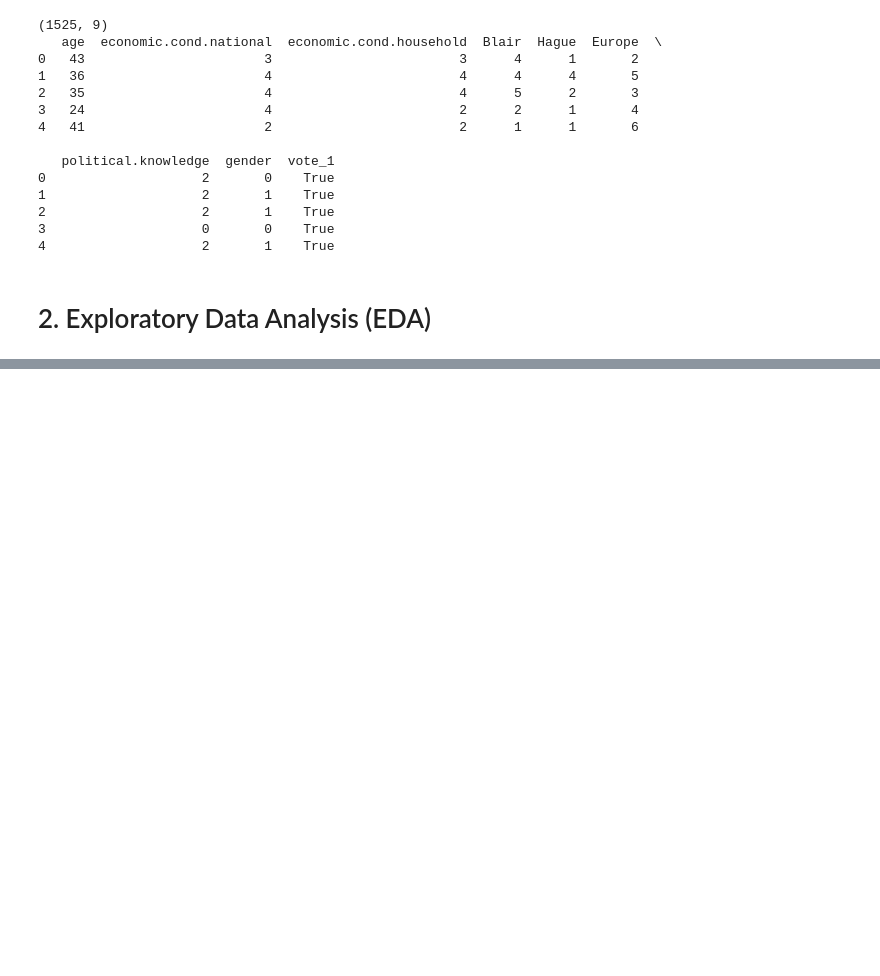
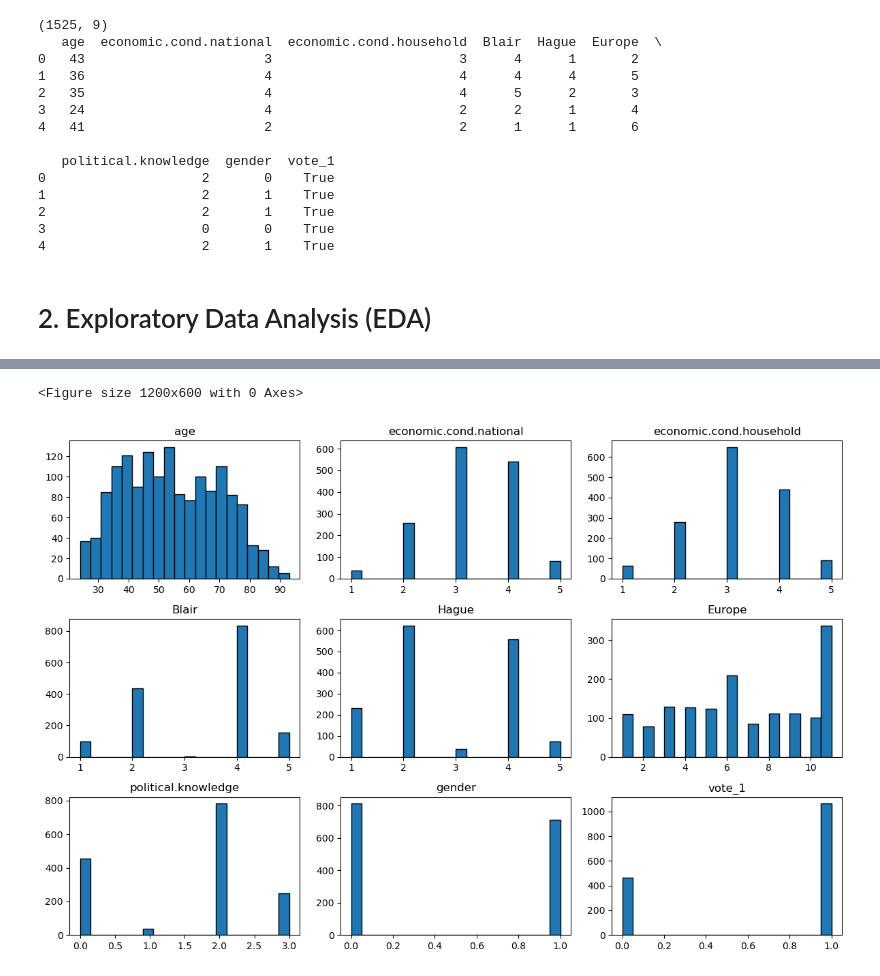
Before and after one commit to alokg-812/MachineLearning, a Jupyter notebook: MachineLearningSOT1/Project/ Sample Jupyter Notebook.ipynb, the cells around one changed output, grey strips where cells are left out. Drawn from its saved outputs; the diff is of its cells as text; code cells hidden in the pictures; blank space fills up the shorter version.

```diff
--- a/MachineLearningSOT1/Project/ Sample Jupyter Notebook.ipynb
+++ b/MachineLearningSOT1/Project/ Sample Jupyter Notebook.ipynb
@@ -105,0 +140,15 @@ df = df.astype(float)  # Convert all columns to float
+# %%
+import seaborn as sns
+import matplotlib.pyplot as plt
+
+# Set figure size
+plt.figure(figsize=(12, 6))
+
+# Plot histograms for numerical columns
+df.hist(figsize=(12, 8), bins=20, grid=False, edgecolor='black')
+
+plt.tight_layout()
+plt.show()
+# %% [output]
+<Figure size 1200x600 with 0 Axes>
+[figure, added]
```
Also changed, not shown: parts of 12 cells of this notebook.
